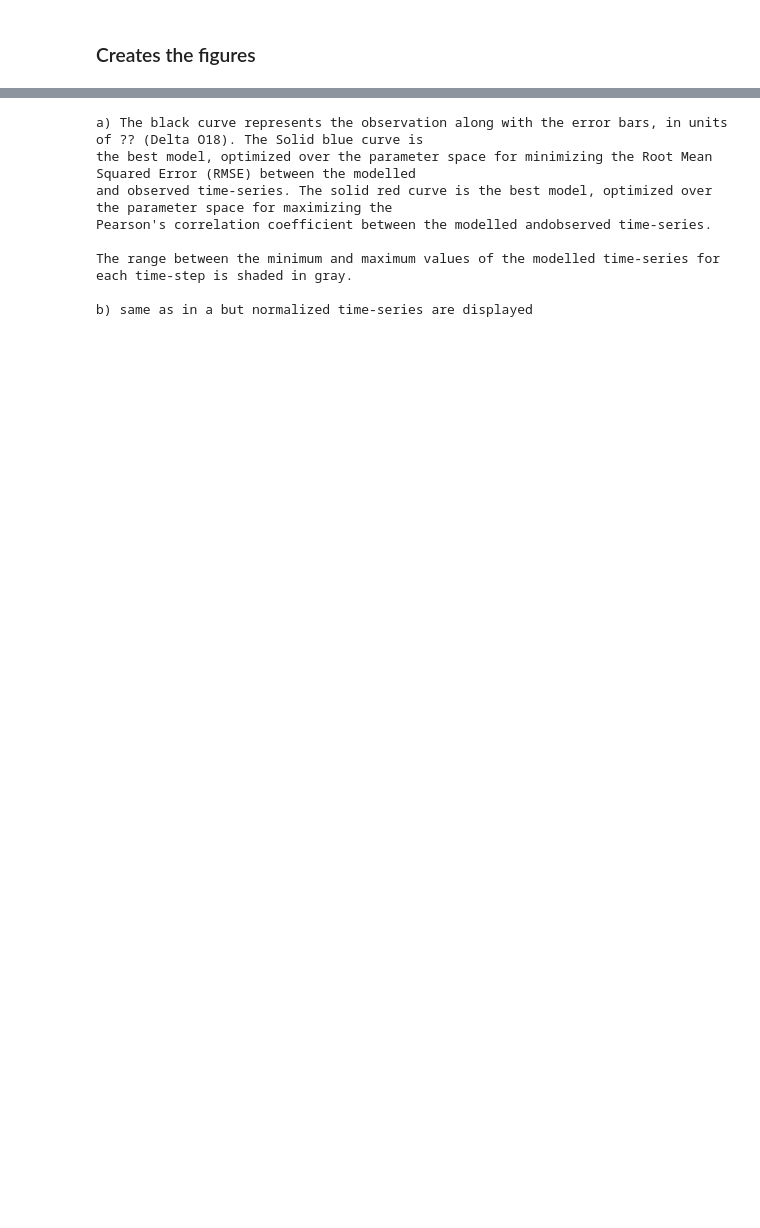
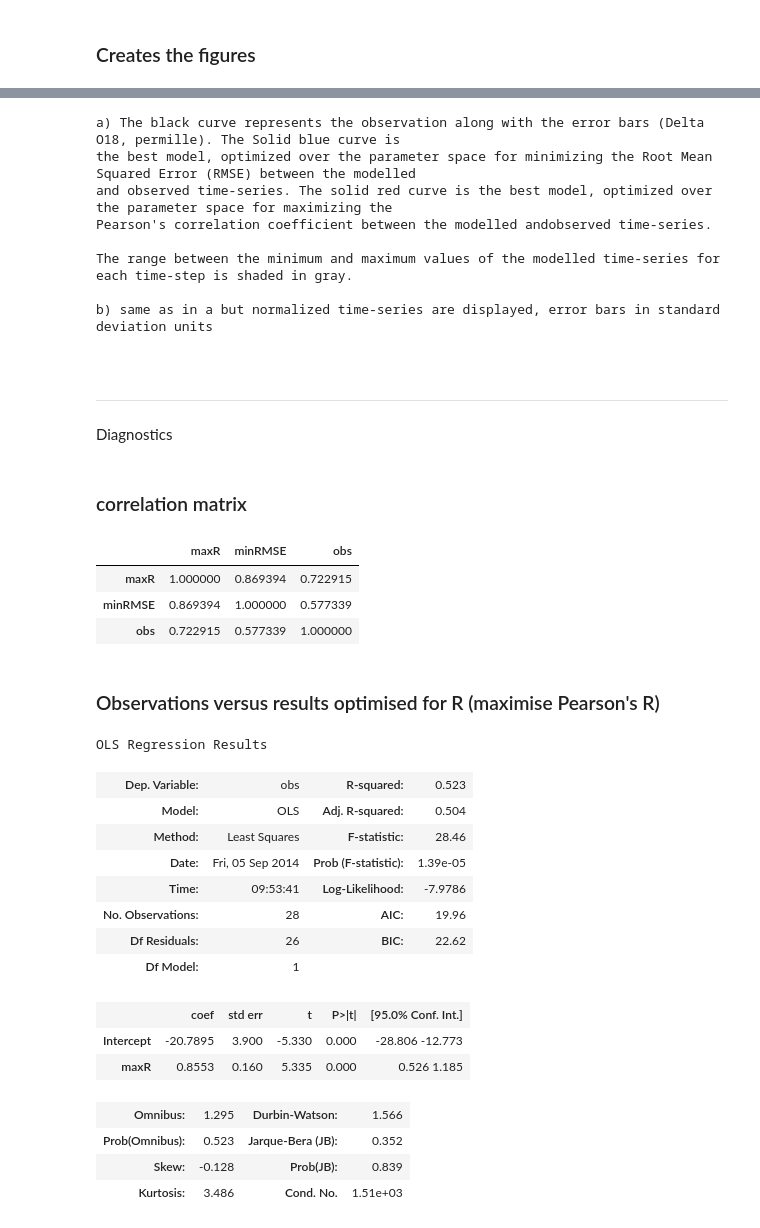
Before and after one commit to nicolasfauchereau/model_isotope, a Jupyter notebook: notebooks/forward_model_explicit.ipynb, the cells around one changed output, grey strips where cells are left out. Saved outputs shown, nothing was run; the diff lists cells and outputs as text; code cells hidden in the pictures; blank space fills up the shorter version.

Commit message:
added diagnostics in notebook, made small edits to README

```diff
--- a/notebooks/forward_model_explicit.ipynb
+++ b/notebooks/forward_model_explicit.ipynb
@@ -409,21 +432,61 @@ plt.show()
 # %%
 caption="""
-a) The black curve represents the observation along with the error bars, in units of ?? (Delta O18). The Solid blue curve is
+a) The black curve represents the observation along with the error bars (Delta O18, permille). The Solid blue curve is
 the best model, optimized over the parameter space for minimizing the Root Mean Squared Error (RMSE) between the modelled
 and observed time-series. The solid red curve is the best model, optimized over the parameter space for maximizing the
 Pearson's correlation coefficient between the modelled andobserved time-series.
 
 The range between the minimum and maximum values of the modelled time-series for each time-step is shaded in gray.
 
-b) same as in a but normalized time-series are displayed"""
+b) same as in a but normalized time-series are displayed, error bars in standard deviation units"""
 
 print(caption)
 # %% [output]
-a) The black curve represents the observation along with the error bars, in units of ?? (Delta O18). The Solid blue curve is
+a) The black curve represents the observation along with the error bars (Delta O18, permille). The Solid blue curve is
 the best model, optimized over the parameter space for minimizing the Root Mean Squared Error (RMSE) between the modelled
 and observed time-series. The solid red curve is the best model, optimized over the parameter space for maximizing the
 Pearson's correlation coefficient between the modelled andobserved time-series.
 
 The range between the minimum and maximum values of the modelled time-series for each time-step is shaded in gray.
 
-b) same as in a but normalized time-series are displayed
+b) same as in a but normalized time-series are displayed, error bars in standard deviation units
+# %% [markdown]
+<a id="Step_6"></a>
+# %% [markdown]
+## <hr size = 5>
+Diagnostics
+# %%
+results  = pd.DataFrame(np.c_[l[:,maxR], l[:,minRMSE], obs['av'].values], index=inputs.index, \
+                        columns = ['maxR', 'minRMSE','obs'])
+# %% [markdown]
+### correlation matrix
+# %%
+results.corr()
+# %% [output]
+|  | maxR | minRMSE | obs |
+| maxR | 1.000000 | 0.869394 | 0.722915 |
+| minRMSE | 0.869394 | 1.000000 | 0.577339 |
+| obs | 0.722915 | 0.577339 | 1.000000 |
+# %% [markdown]
+### Observations versus results optimised for R (maximise Pearson's R)
+# %%
+max_R_mod = OLS('obs ~ maxR', results).fit()
+# %%
+max_R_mod.summary()
+# %% [output]
+OLS Regression Results
+| Dep. Variable: | obs | R-squared: | 0.523 |
+| Model: | OLS | Adj. R-squared: | 0.504 |
+| Method: | Least Squares | F-statistic: | 28.46 |
+| Date: | Fri, 05 Sep 2014 | Prob (F-statistic): | 1.39e-05 |
+| Time: | 09:53:41 | Log-Likelihood: | -7.9786 |
+| No. Observations: | 28 | AIC: | 19.96 |
+| Df Residuals: | 26 | BIC: | 22.62 |
+| Df Model: | 1 |  |  |
+|  | coef | std err | t | P>|t| | [95.0% Conf. Int.] |
+| Intercept | -20.7895 | 3.900 | -5.330 | 0.000 | -28.806 -12.773 |
+| maxR | 0.8553 | 0.160 | 5.335 | 0.000 | 0.526 1.185 |
+| Omnibus: | 1.295 | Durbin-Watson: | 1.566 |
+| Prob(Omnibus): | 0.523 | Jarque-Bera (JB): | 0.352 |
+| Skew: | -0.128 | Prob(JB): | 0.839 |
+| Kurtosis: | 3.486 | Cond. No. | 1.51e+03 |
```
Also changed, not shown: parts of 13 cells of this notebook, 3 other files.
